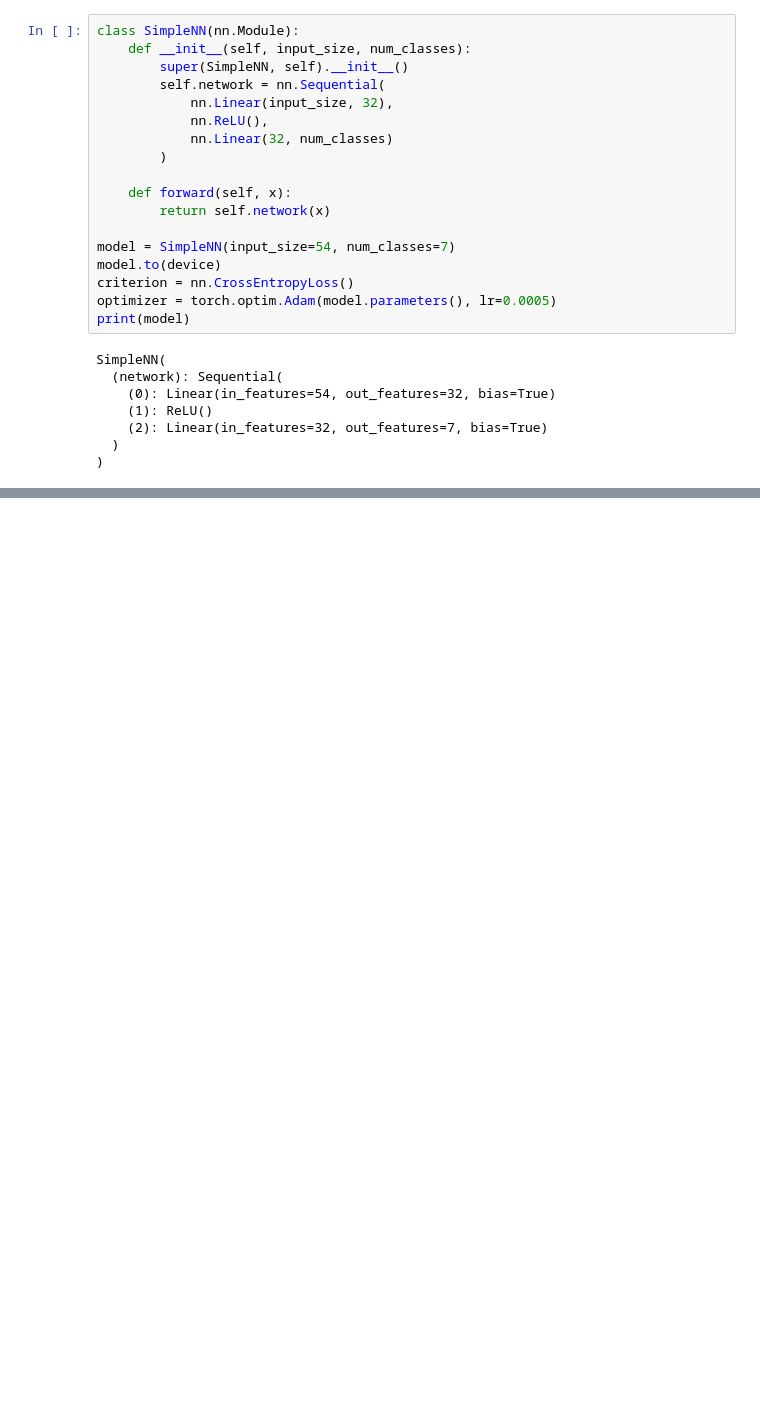
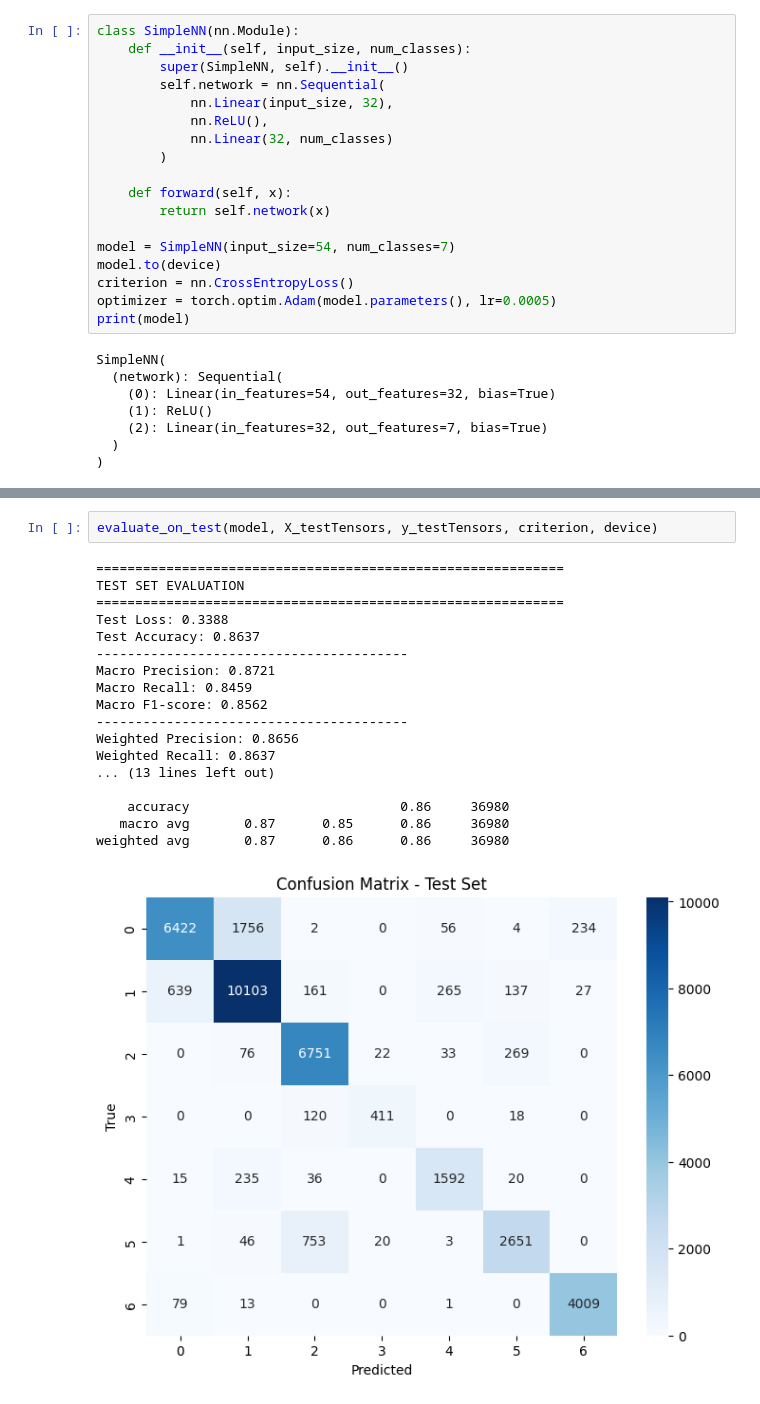
Before and after one commit to mabdellmohsenn/DL-AI46-SV, a Jupyter notebook: Task 2/Covertype-DL.ipynb, the cells around one changed output, grey strips where cells are left out. Saved outputs shown, nothing was run; the diff lists cells and outputs as text; blank space fills up the shorter version.

```diff
--- a/Task 2/Covertype-DL.ipynb
+++ b/Task 2/Covertype-DL.ipynb
@@ -615,3 +755,24 @@ plot_metrics(train_losses, val_losses, train_accuracies, val_accuracies)
+# %%
+evaluate_on_test(model, X_testTensors, y_testTensors, criterion, device)
+# %% [output]
+============================================================
+TEST SET EVALUATION
+============================================================
+Test Loss: 0.3388
+Test Accuracy: 0.8637
+----------------------------------------
+Macro Precision: 0.8721
+Macro Recall: 0.8459
+Macro F1-score: 0.8562
+----------------------------------------
+Weighted Precision: 0.8656
+Weighted Recall: 0.8637
+... (13 lines left out)
+
+    accuracy                           0.86     36980
+   macro avg       0.87      0.85      0.86     36980
+weighted avg       0.87      0.86      0.86     36980
+[figure, added]
 # %%
 class RegularizedModel(nn.Module):
     def __init__(self, input_size, num_classes):
```
Also changed, not shown: parts of 21 cells of this notebook.
